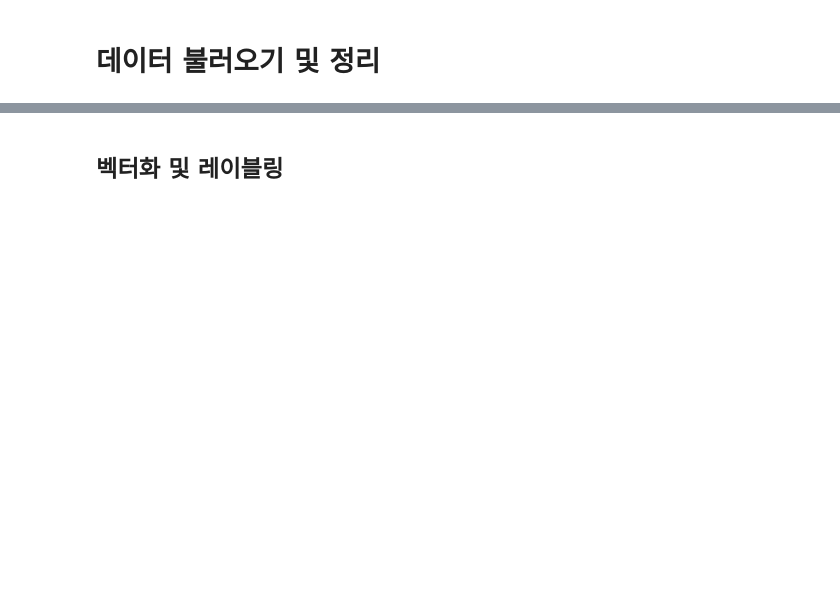
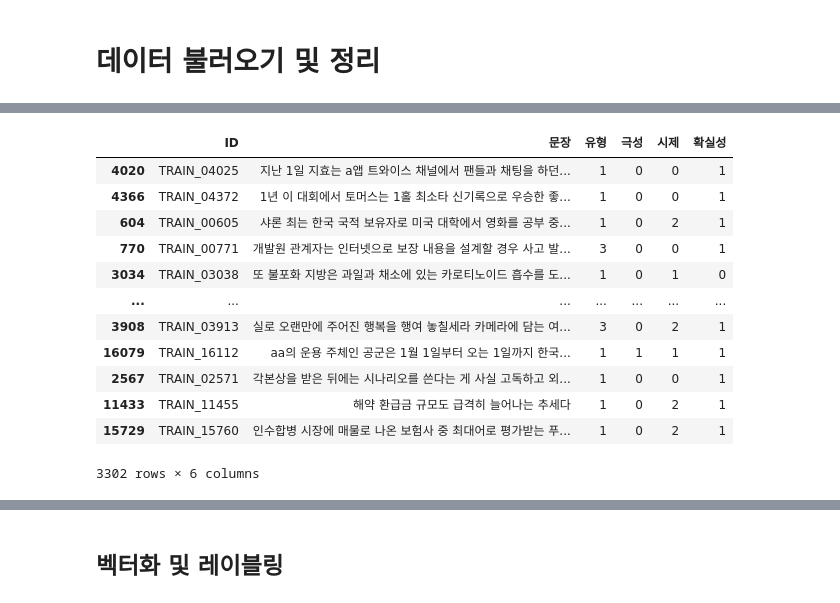
Before and after one commit to wonjonghy/cp2-competition, a Jupyter notebook: baseline.ipynb, the cells around one changed output, grey strips where cells are left out. Cells and saved outputs as stored; diff of their text form; code cells hidden in the pictures; blank space fills up the shorter version.

```diff
--- a/baseline.ipynb
+++ b/baseline.ipynb
@@ -49 +103,17 @@ df_copy=df.copy()
+# %%
+val
+# %% [output]
+|  | ID | 문장 | 유형 | 극성 | 시제 | 확실성 |
+| 4020 | TRAIN_04025 | 지난 1일 지효는 a앱 트와이스 채널에서 팬들과 채팅을 하던... | 1 | 0 | 0 | 1 |
+| 4366 | TRAIN_04372 | 1년 이 대회에서 토머스는 1홀 최소타 신기록으로 우승한 좋... | 1 | 0 | 0 | 1 |
+| 604 | TRAIN_00605 | 샤론 최는 한국 국적 보유자로 미국 대학에서 영화를 공부 중... | 1 | 0 | 2 | 1 |
+| 770 | TRAIN_00771 | 개발원 관계자는 인터넷으로 보장 내용을 설계할 경우 사고 발... | 3 | 0 | 0 | 1 |
+| 3034 | TRAIN_03038 | 또 불포화 지방은 과일과 채소에 있는 카로티노이드 흡수를 도... | 1 | 0 | 1 | 0 |
+| ... | ... | ... | ... | ... | ... | ... |
+| 3908 | TRAIN_03913 | 실로 오랜만에 주어진 행복을 행여 놓칠세라 카메라에 담는 여... | 3 | 0 | 2 | 1 |
+| 16079 | TRAIN_16112 | aa의 운용 주체인 공군은 1월 1일부터 오는 1일까지 한국... | 1 | 1 | 1 | 1 |
+| 2567 | TRAIN_02571 | 각본상을 받은 뒤에는 시나리오를 쓴다는 게 사실 고독하고 외... | 1 | 0 | 0 | 1 |
+| 11433 | TRAIN_11455 | 해약 환급금 규모도 급격히 늘어나는 추세다 | 1 | 0 | 2 | 1 |
+| 15729 | TRAIN_15760 | 인수합병 시장에 매물로 나온 보험사 중 최대어로 평가받는 푸... | 1 | 0 | 2 | 1 |
+3302 rows × 6 columns
 # %%
```
Also changed, not shown: parts of 41 cells of this notebook, 12 other files.
